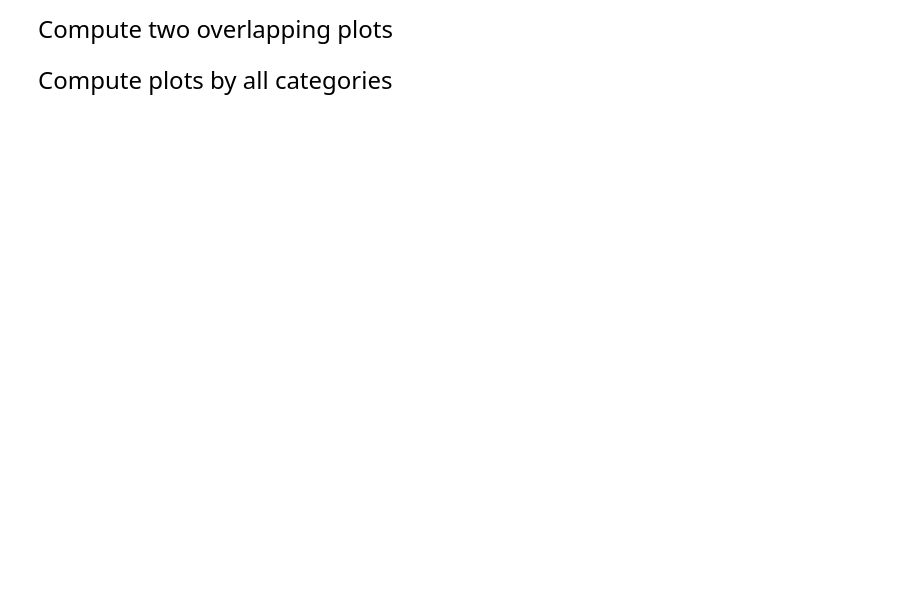
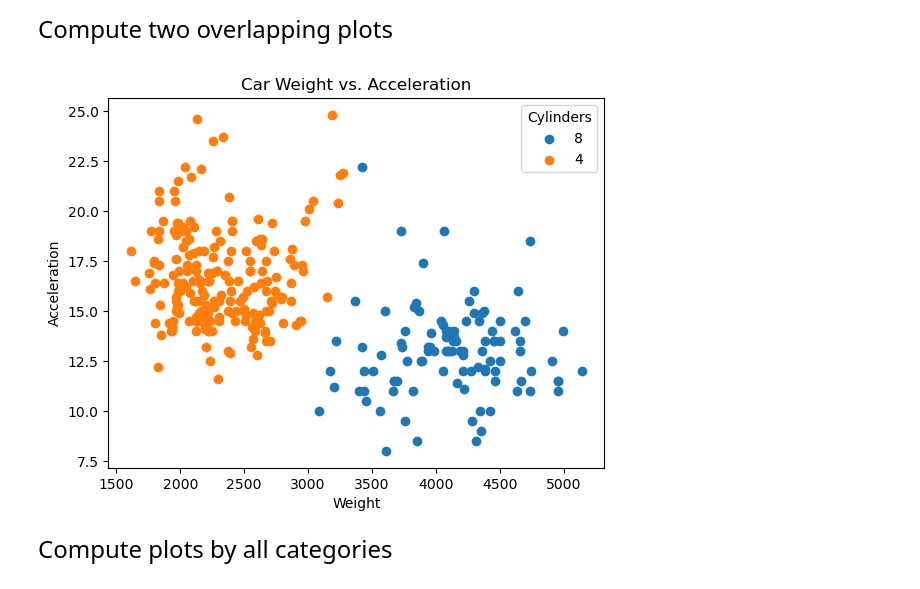
Before and after one commit to alejandrosanchezbecerra/qtm151spring2024, a Jupyter notebook: lecture_10/lecture_10a - Subsetting data.ipynb, the cells around one changed output. Cells and saved outputs as stored; diff of their text form; code cells hidden in the pictures; blank space fills up the shorter version.

```diff
--- a/lecture_10/lecture_10a - Subsetting data.ipynb
+++ b/lecture_10/lecture_10a - Subsetting data.ipynb
@@ -239,20 +465,24 @@ Compute two overlapping plots
 # %%
 # If we call plt.scatter() twice to display two plots
 # To display all plots simultaneously we include plt.show() at the very end.
 # The idea is that the graphs are stacked on top of each other
 
 df_8 = carfeatures.query("cylinders == 8")
 df_4 = carfeatures.query("cylinders == 4")
 
 plt.scatter(x = df_8["weight"],y = df_8["acceleration"])
 plt.scatter(x = df_4["weight"],y = df_4["acceleration"])
 plt.legend(labels = ["8","4"],
            title  = "Cylinders")
-
+plt.xlabel("Weight")
+plt.ylabel("Acceleration")
+plt.title("Car Weight vs. Acceleration")
 plt.show()
 
 # Note: If we put plt.show() in between the plots, then the results will
 # be shown on separate graphs instead.
+# %% [output]
+[figure, added]
 # %% [markdown]
 <font size = "5">
 
```
Also changed, not shown: parts of 25 cells of this notebook.
